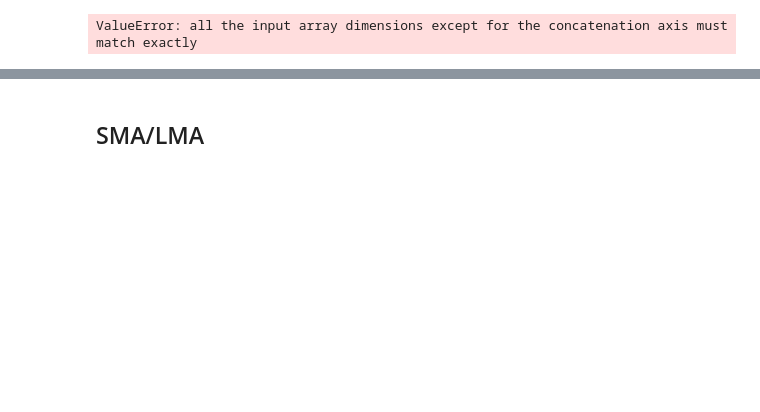
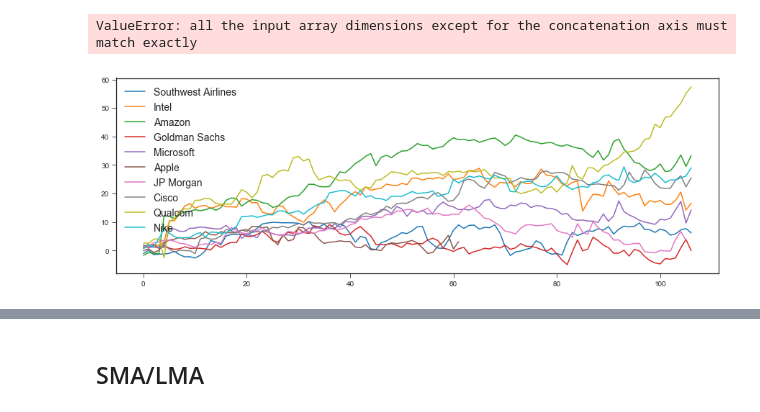
Before and after one commit to SpartonDawg/CMSE-201-Final, a Jupyter notebook: CMSE 202 - FINAL.ipynb, the cells around one changed output, grey strips where cells are left out. Drawn from its saved outputs; the diff is of its cells as text; code cells hidden in the pictures; blank space fills up the shorter version.

```diff
--- a/CMSE 202 - FINAL.ipynb
+++ b/CMSE 202 - FINAL.ipynb
@@ -50,6 +21,7 @@ http://pandas.pydata.org/pandas-docs/stable/indexing.html#ix-indexer-is-deprecat
 import sys
 import os
 quandl.ApiConfig.api_key = "1FHran9s_sz2z6Vxgkvy"
+
 
 #Equity Data
 def Stock_Data(tickers):
@@ -57,7 +29,7 @@ def Stock_Data(tickers):
     stock_labels = []
     for i,k in tickers.items():
         WIKI_string = ("WIKI/"+i)
-        data = quandl.get(WIKI_string,start_date="2017-1-17", end_date="2018-11-15")
+        data = quandl.get(WIKI_string,start_date="2016-8-17", end_date="2018-11-15")
         array = np.array(data.iloc[:,3])
         stocks.append(array)
         stock_labels.append(k)
@@ -71,10 +43,10 @@ def Stock_Data(tickers):
 
     return stocks_DF, stock_labels
 
-stock_basket = {"LUV":"Southwest Airlines", "INTC":"Intel", "AMZN":"Amazon", "GS":"Goldman Sachs"}
+stock_basket = {"LUV":"Southwest Airlines", "INTC":"Intel", "AMZN":"Amazon", "GS":"Goldman Sachs", "MSFT":"Microsoft",
+                "AAPL": "Apple", "JPM": "JP Morgan", "CSCO": "Cisco", "QCOM": "Qualcom", "NKE":"Nike"}
 stock_portfolio, stock_labels = Stock_Data(stock_basket)
-stock_portfolio.head()
-
+stock_portfolio
 #Currencies
 tickers = ("EURAUD","EURMXN",'EURUSD','EURTRY')
 def ECB_Data(tickers):
@@ -105,32 +77,27 @@ def fred_data(tickers):
 fred_tickers = {"DEXUSAL":"AUD/USD","DEXUSUK":"GBP/USD", "DEXCAUS": "USD/CAD", "DEXUSEU": "EUR/USD", "DEXJPUS": "USD/JPY", "DEXMXUS":"USD/MXN"}
 fred_pairs,fred_labels = fred_data(fred_tickers)
 #fred_pairs.head(10)
-fred_pairs
 # %% [output]
 ValueError: all the input array dimensions except for the concatenation axis must match exactly
 # %%
 #### Reading in Euro/Dollar Exchange Quotes
-euro1 = pd.read_csv("eurcsv.csv")
-jpy1 = pd.read_csv("jpy.csv")
-crude1  = pd.read_csv("Crude.csv")
-intc1 = pd.read_csv("intc.csv")
-nflx1 = pd.read_csv("nflx.csv")
-emini1 = pd.read_csv("e-mini.csv")
+sp500_ = pd.read_csv("sp500.csv")
+# jpy1 = pd.read_csv("jpy.csv")
+# crude1  = pd.read_csv("Crude.csv")
+# intc1 = pd.read_csv("intc.csv")
+# nflx1 = pd.read_csv("nflx.csv")
+# emini1 = pd.read_csv("e-mini.csv")
 
 
 #Defining Dates and Closing Prices
-euro = euro1['Price']
-jpy = jpy1['Price']
-crude = crude1['Price']
-intc = intc1["Adj Close"]
-nflx = nflx1["Adj Close"]
-e_mini = emini1['Price']
-x = np.linspace(0,1,814)
-plt.plot(x,e_mini)
-
-print(len(e_mini))
-
-print(len(jpy))
+sp500 = sp500_['Close']
+# jpy = jpy1['Price']
+# crude = crude1['Price']
+# intc = intc1["Adj Close"]
+# nflx = nflx1["Adj Close"]
+# e_mini = emini1['Price']
+# x = np.linspace(0,1,814)
+# plt.plot(x,e_mini)
 # %%
 #Stru
 
@@ -313,31 +280,33 @@ def back_testing(price_in,long_indicator,short_indicator):
 # %%
 #labels = ("Euro/USD","NFLX","USD/JPY","Crude","E-Mini")
 def best_indicator(n,prices,labels):
     long_ind = random_walker(n,"long",prices)
     short_ind = random_walker(n,"short",prices)
     returns = back_testing(prices,long_ind,short_ind)
     plt.plot(np.cumsum(returns),label=labels)
     plt.legend(fontsize=14)
     return returns
 plt.figure(figsize=(15,5))
 
 def portfolio_sim(n, portfolio, labels):
     basket = []
     for i in range(portfolio.shape[1]):
         column = str(labels[i])
         best_sim = best_indicator(n,portfolio[column], column)
         basket.append(best_sim)
 
     return basket
 
-d = portfolio_sim(10,stock_portfolio,stock_labels)
+currency_returns = portfolio_sim(50,stock_portfolio,stock_labels)
 
 
 
 #euro_returns = best_indicator(150,euro,"Euro/USD")
 # nflx_returns = best_indicator(150,nflx,"NFLX")
 # #intc_returns = best_indicator(100,intc)
 # jpy_returns = best_indicator(150,jpy,"JPY/USD")
 # crude_returns = best_indicator(150,crude,"Crude")
 # e_mini_returns = best_indicator(150,e_mini,"S&P E-Mini Futures")
+# %% [output]
+[figure, added]
 # %%
```
Also changed, not shown: parts of 3 cells of this notebook.
